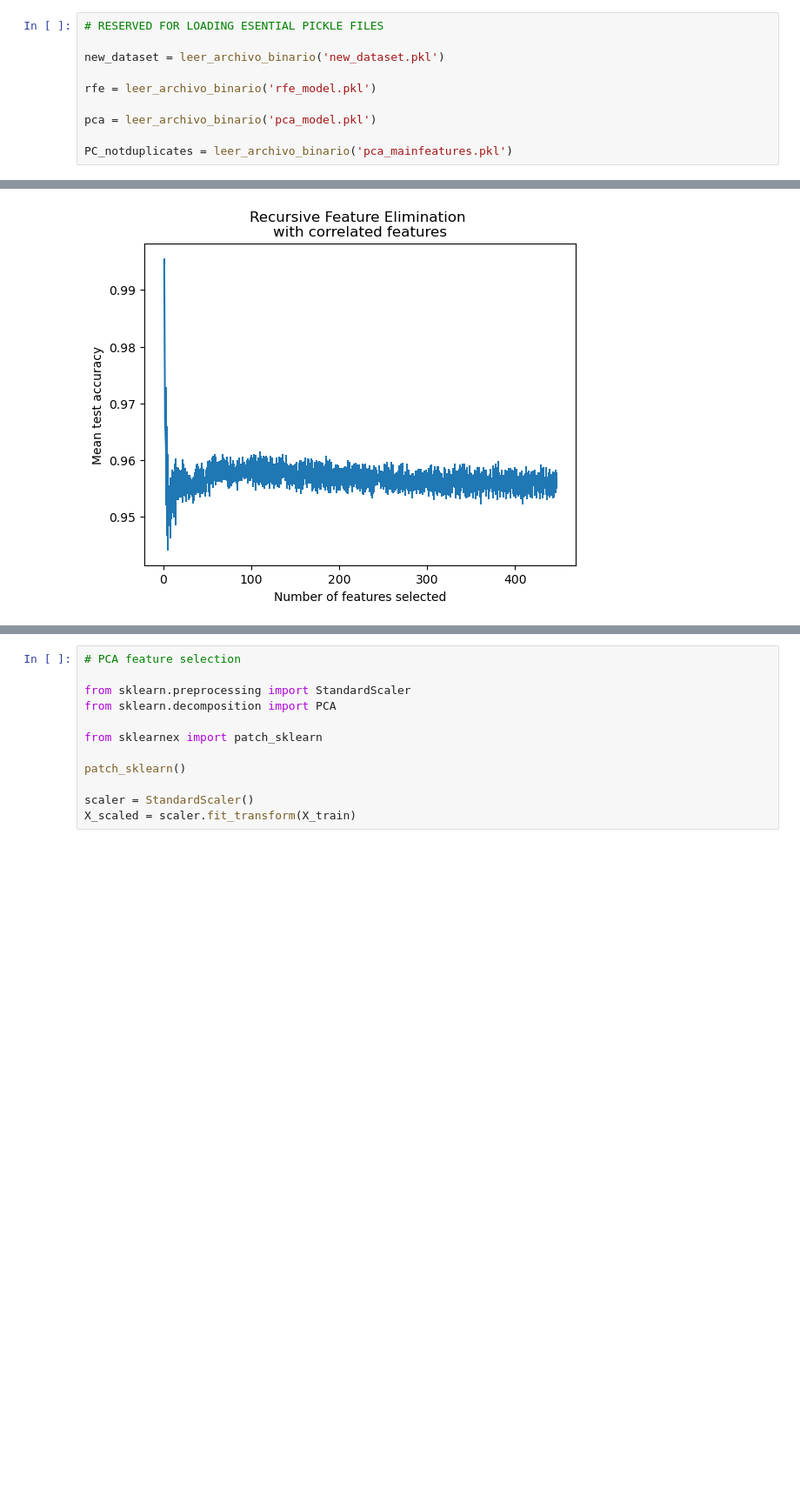
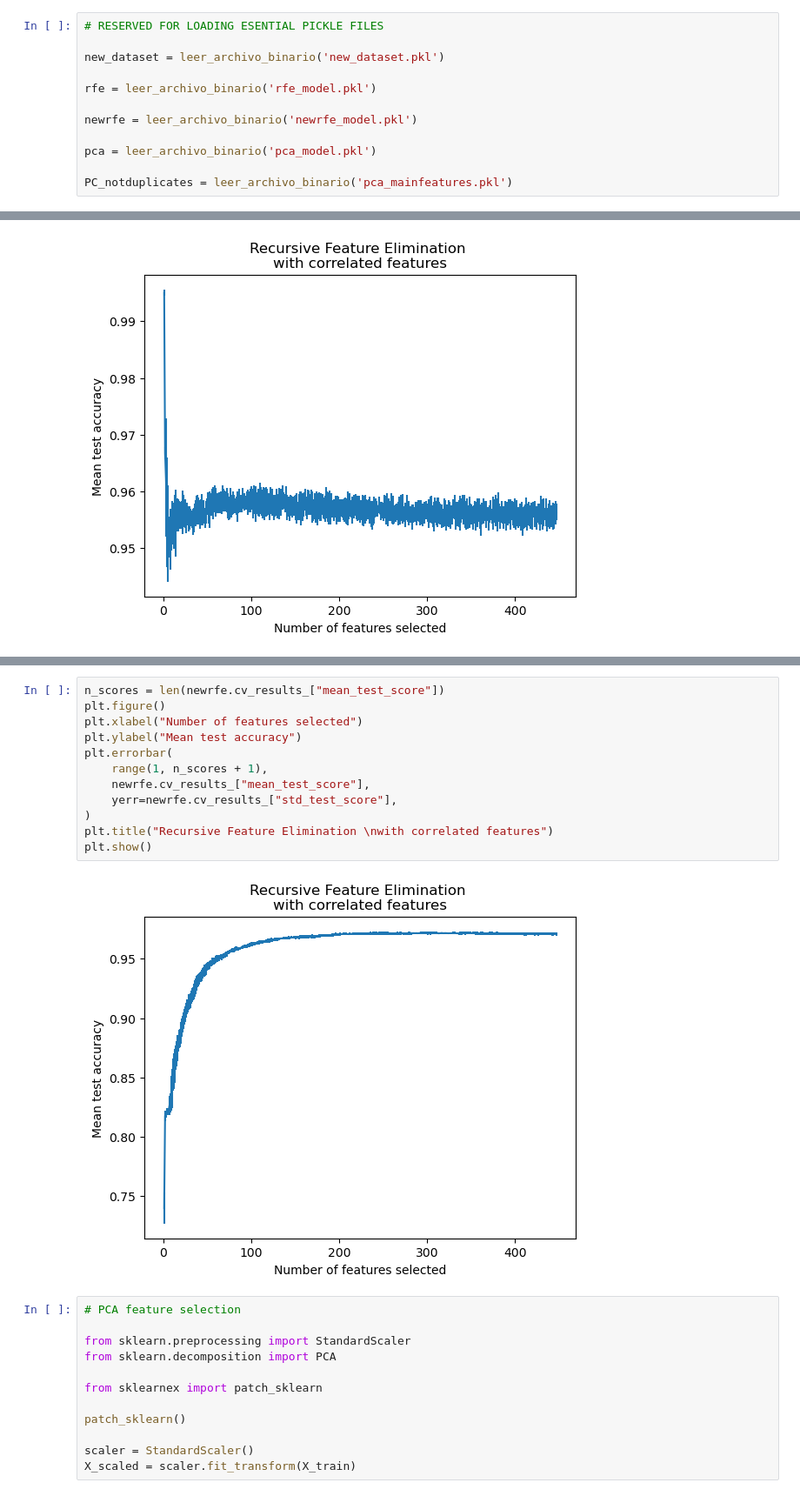
Before and after one commit to mgbarro/tfg-machinelearning, a Jupyter notebook: TFG_notebook.ipynb, the cells around one changed output, grey strips where cells are left out. Shown: that part at 87% size. Saved outputs shown, nothing was run; the diff lists cells and outputs as text; blank space fills up the shorter version.

```diff
--- a/TFG_notebook.ipynb
+++ b/TFG_notebook.ipynb
@@ -59,6 +59,8 @@ new_dataset = leer_archivo_binario('new_dataset.pkl')
 
 rfe = leer_archivo_binario('rfe_model.pkl')
 
+newrfe = leer_archivo_binario('newrfe_model.pkl')
+
 pca = leer_archivo_binario('pca_model.pkl')
 
 PC_notduplicates = leer_archivo_binario('pca_mainfeatures.pkl')
@@ -500,3 +602,17 @@ plt.show()
+# %%
+n_scores = len(newrfe.cv_results_["mean_test_score"])
+plt.figure()
+plt.xlabel("Number of features selected")
+plt.ylabel("Mean test accuracy")
+plt.errorbar(
+    range(1, n_scores + 1),
+    newrfe.cv_results_["mean_test_score"],
+    yerr=newrfe.cv_results_["std_test_score"],
+)
+plt.title("Recursive Feature Elimination \nwith correlated features")
+plt.show()
+# %% [output]
+[figure, added]
 # %%
 # PCA feature selection
 
```
Also changed, not shown: parts of 43 cells of this notebook.
